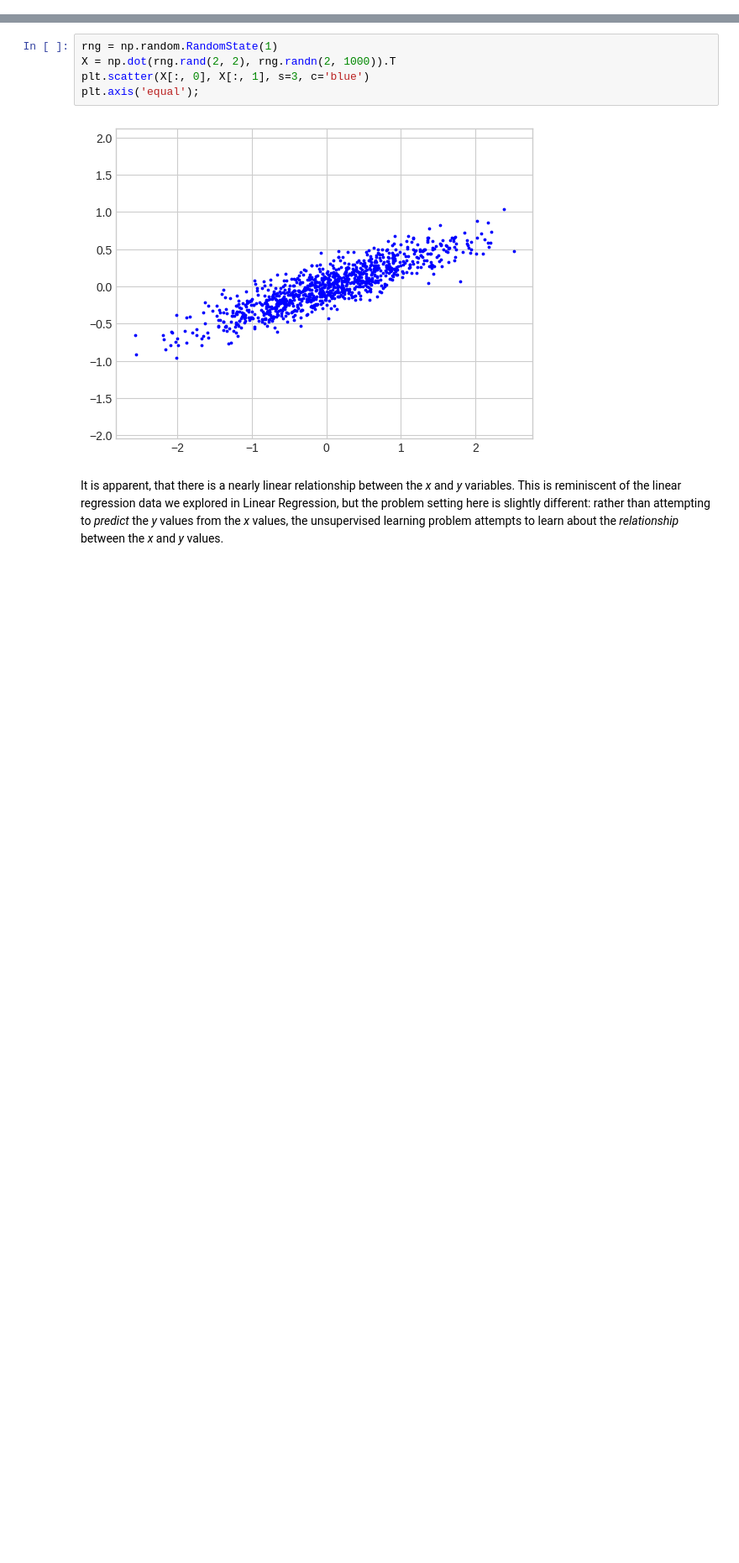
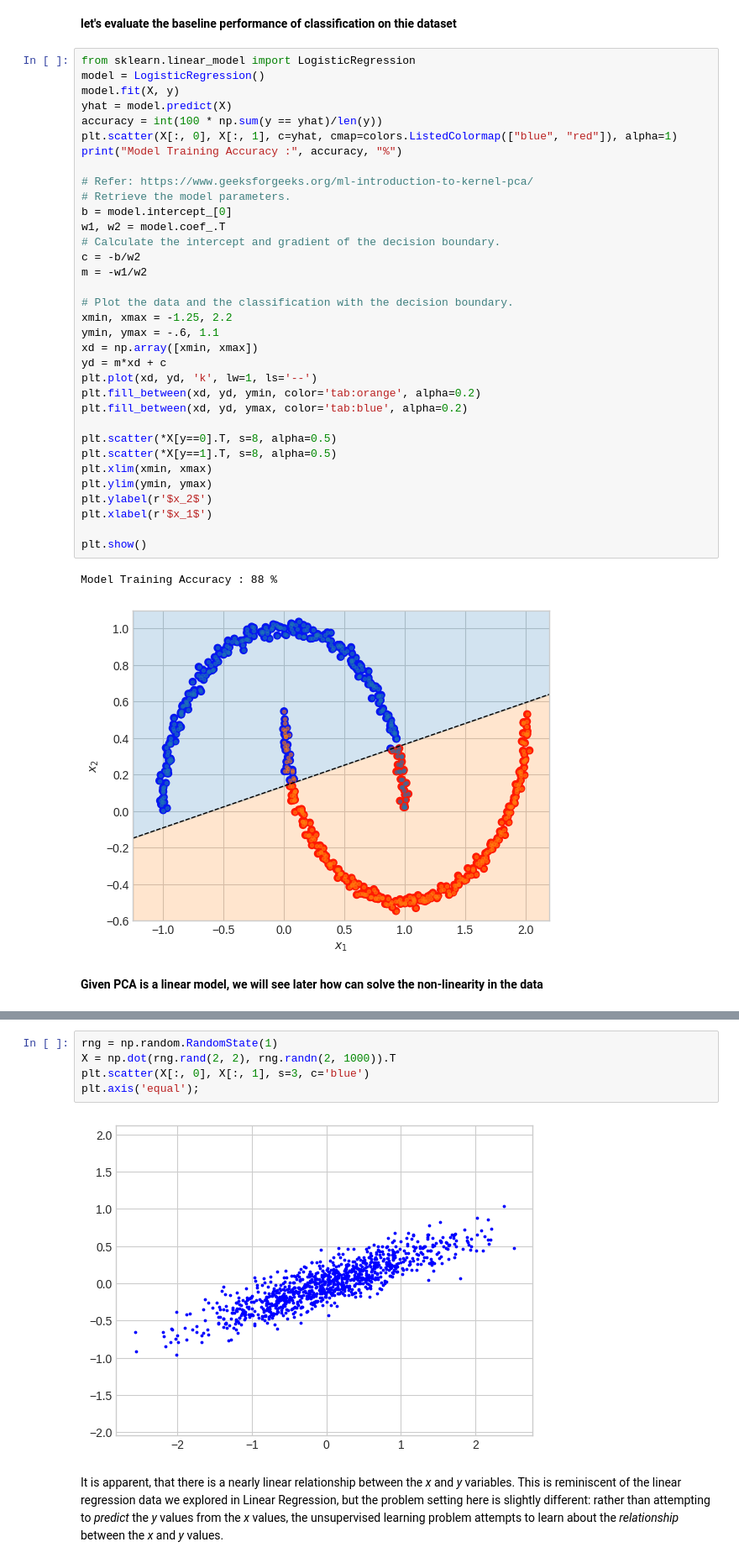
Before and after one commit to sudarsun/DA5401-2024, a Jupyter notebook: PCA.ipynb, the cells around one changed output, grey strips where cells are left out. Shown at 84% size. Drawn from its saved outputs; the diff is of its cells as text; blank space fills up the shorter version.

```diff
--- a/PCA.ipynb
+++ b/PCA.ipynb
@@ -20 +34,42 @@ plt.style.use('seaborn-v0_8-whitegrid')
+# %% [markdown]
+__let's evaluate the baseline performance of classification on thie dataset__
+# %%
+from sklearn.linear_model import LogisticRegression
+model = LogisticRegression()
+model.fit(X, y)
+yhat = model.predict(X)
+accuracy = int(100 * np.sum(y == yhat)/len(y))
+plt.scatter(X[:, 0], X[:, 1], c=yhat, cmap=colors.ListedColormap(["blue", "red"]), alpha=1)
+print("Model Training Accuracy :", accuracy, "%")
+
+# Refer: https://www.geeksforgeeks.org/ml-introduction-to-kernel-pca/
+# Retrieve the model parameters.
+b = model.intercept_[0]
+w1, w2 = model.coef_.T
+# Calculate the intercept and gradient of the decision boundary.
+c = -b/w2
+m = -w1/w2
+
+# Plot the data and the classification with the decision boundary.
+xmin, xmax = -1.25, 2.2
+ymin, ymax = -.6, 1.1
+xd = np.array([xmin, xmax])
+yd = m*xd + c
+plt.plot(xd, yd, 'k', lw=1, ls='--')
+plt.fill_between(xd, yd, ymin, color='tab:orange', alpha=0.2)
+plt.fill_between(xd, yd, ymax, color='tab:blue', alpha=0.2)
+
+plt.scatter(*X[y==0].T, s=8, alpha=0.5)
+plt.scatter(*X[y==1].T, s=8, alpha=0.5)
+plt.xlim(xmin, xmax)
+plt.ylim(ymin, ymax)
+plt.ylabel(r'$x_2$')
+plt.xlabel(r'$x_1$')
+
+plt.show()
+# %% [output]
+Model Training Accuracy : 88 %
+[figure, added]
+# %% [markdown]
+__Given PCA is a linear model, we will see later how can solve the non-linearity in the data__
 # %% [markdown]
```
Also changed, not shown: parts of 13 cells of this notebook.
